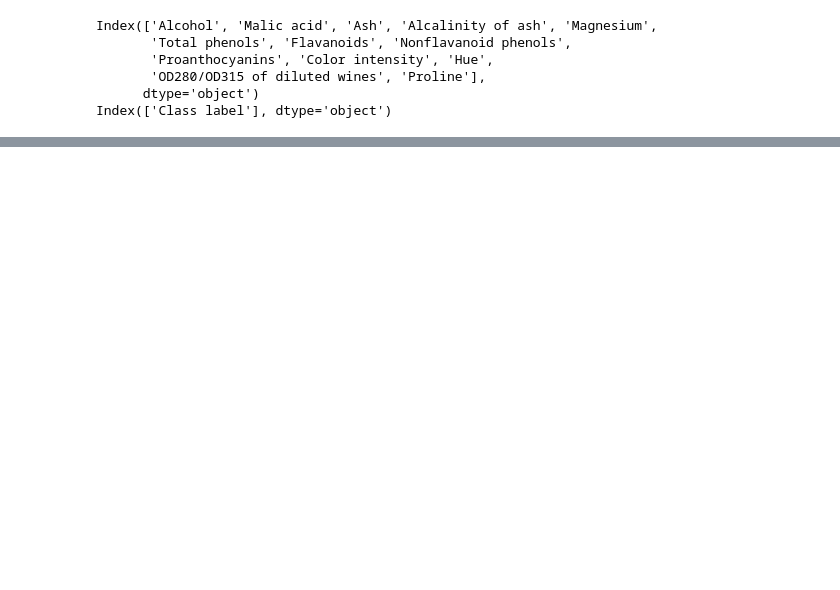
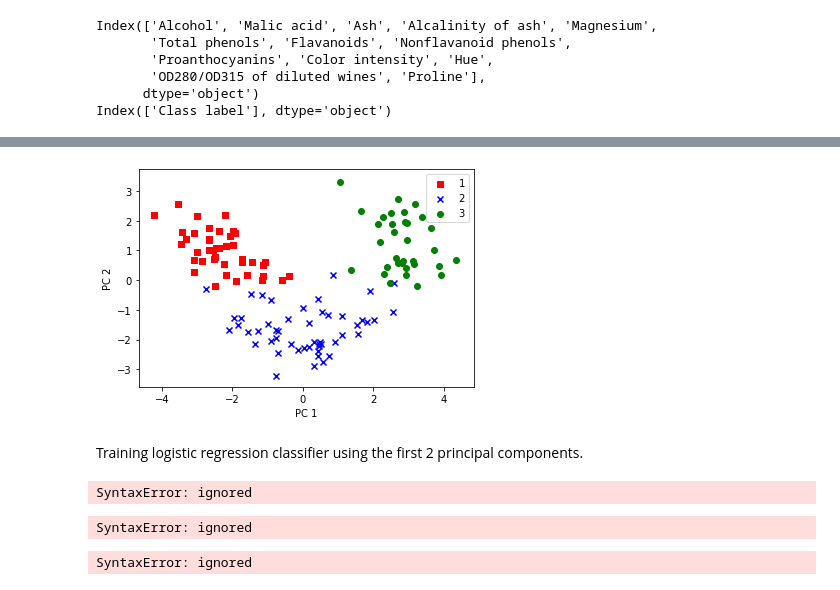
Before and after one commit to oxanaRC/CE888, a Jupyter notebook: LAB3/Lab3.ipynb, the cells around one changed output, grey strips where cells are left out. Cells and saved outputs as stored; diff of their text form; code cells hidden in the pictures; blank space fills up the shorter version.

```diff
--- a/LAB3/Lab3.ipynb
+++ b/LAB3/Lab3.ipynb
@@ -340,0 +488,15 @@ Index(['Class label'], dtype='object')
+# %%
+#Plot of two best principal components using y_train data
+colors = ['r', 'b', 'g']
+markers = ['s', 'x', 'o']
+
+for l, c, m in zip(np.unique(y_train), colors, markers):
+    plt.scatter(X_train_pca[y_train == l, 0],
+                X_train_pca[y_train == l, 1],
+                c=c, label=l, marker=m)
+    plt.xlabel('PC 1')
+    plt.ylabel('PC 2')
+    plt.legend()
+    plt.savefig('PCA_WINE_LBL.png', dpi=300)
+# %% [output]
+[figure, added]
@@ -340,0 +532,43 @@ Index(['Class label'], dtype='object')
+# %% [markdown]
+Training logistic regression classifier using the first 2 principal components.
+# %%
+from sklearn.linear_model import LogisticRegression
+from sklearn.metrics import accuracy_score
+
+pca = PCA(n_components=2)
+X_train_pca = pca.fit_transform(X_train_std)
+X_test_pca = pca.transform(X_test_std)
+
+# Task 6: Apply Logistic Regression on training features and predict test features
+
+lr = LogisticRegression()
+lr = lr.fit(.............) # Train a Logistic regression model
+pred_lab=lr.predict(.......) # Test on the test data
+print("Accuracy on test is = %f" % (100 * accuracy_score(y_test, pred_lab)))
+# %% [output]
+SyntaxError: ignored
+# %%
+# Plot the decision region on training features and test labels using classifier you have trained above
+
+plot_decision_regions(................, classifier=lr)
+plt.xlabel('PC 1')
+plt.ylabel('PC 2')
+plt.legend(loc='lower left')
+plt.tight_layout()
+plt.title('Plot on the training data')
+plt.savefig('TRAIN_CLASS.png', dpi=300)
+plt.show()
+# %% [output]
+SyntaxError: ignored
+# %%
+#  Plot the decision region on test features and true labels using classifier you have trained above
+plot_decision_regions(..........., classifier=lr)
+plt.xlabel('PC 1')
+plt.ylabel('PC 2')
+plt.legend(loc='lower left')
+plt.tight_layout()
+plt.title('Plot on the test (true) data')
+plt.savefig('TEST_CLASS_TRUE.png', dpi=300)
+plt.show()
+# %% [output]
+SyntaxError: ignored
```
Also changed, not shown: parts of 17 cells of this notebook.
